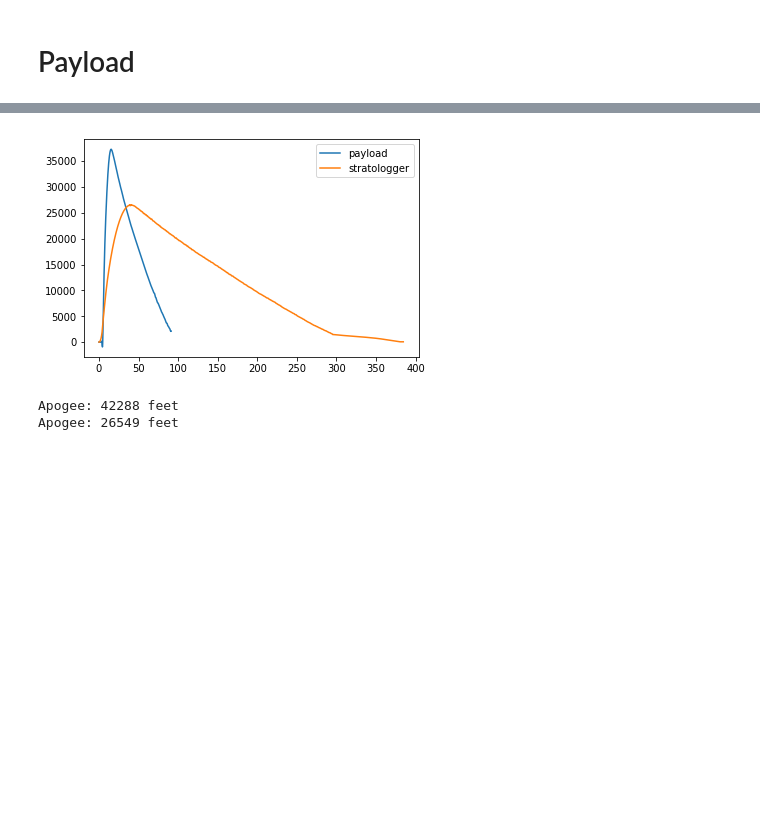
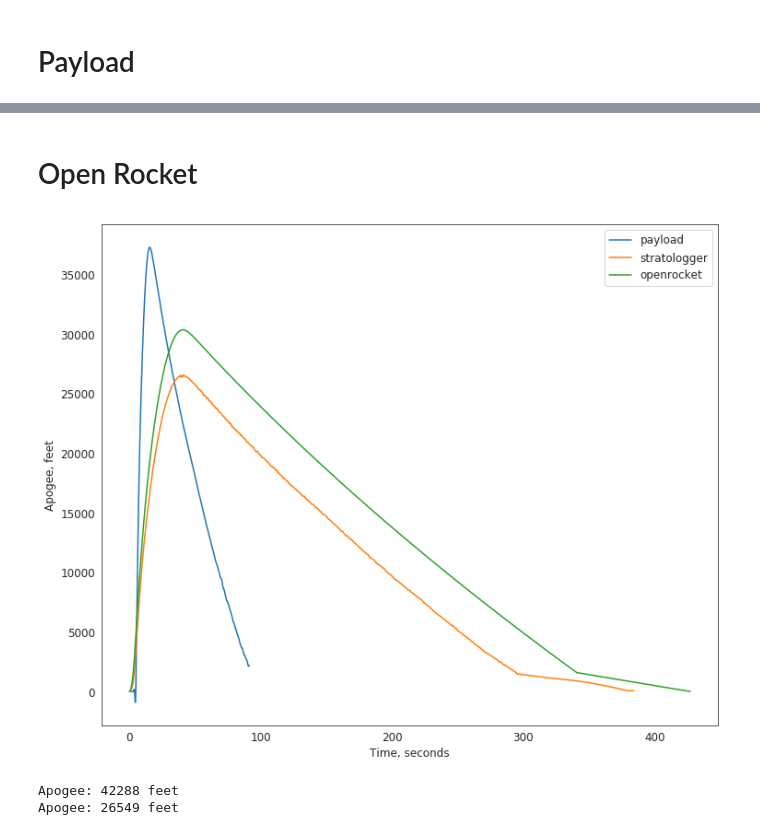
Before and after one commit to uwinrockets/2019_irec_flight_data, a Jupyter notebook: flight_data.ipynb, the cells around one changed output, grey strips where cells are left out. Drawn from its saved outputs; the diff is of its cells as text; code cells hidden in the pictures; blank space fills up the shorter version.

```diff
--- a/flight_data.ipynb
+++ b/flight_data.ipynb
@@ -11,3 +7,10 @@ Mounted at /content/drive
+# %%
+import numpy as np
+import matplotlib.pyplot as plt
+import seaborn as sns
+
+plt.rcParams["figure.figsize"] = (12,10)
+plt.rcParams["font.size"] = 12
 # %% [markdown]
 # Stratologger
 # %%
@@ -114,15 +121,30 @@ for a in arr:
+# %% [markdown]
+# Open Rocket
+# %%
+data_path_or = "/content/drive/My Drive/2019 Aerospace IREC Capstone Design Project /Launch Data/2019 IREC Flight Data /openrocket_irec.csv"
+
+raw_data_or = np.loadtxt(data_path_or, delimiter=',', skiprows=7, encoding='unicode_escape')
+
+time_or = raw_data_or[:,0]
+altitude_or = raw_data_or[:,1]
 # %%
 pressure_f = savgol_filter(pressure, 51, 5)
 altitude_p = pressure2altitude(pressure_f, T_b=35+273.15)
 
+ascent_time = 40
+ascent_index = int(ascent_time/dx)
+
 plt.plot(time_p, (altitude_p - altitude_p[0]) * 3.281, label="payload")
 plt.plot(time, altitude_filtered, label="stratologger")
+plt.plot(time_or, altitude_or * 3.281, label="openrocket")
 plt.legend()
+plt.ylabel("Apogee, feet")
+plt.xlabel("Time, seconds")
 plt.show()
 
 print("Apogee: {:.0f} feet".format(np.max(altitude_p) * 3.281))
 print("Apogee: {:.0f} feet".format(np.max(altitude_filtered)))
 # %% [output]
-[figure, old version]
+[figure, new version]
 Apogee: 42288 feet
 Apogee: 26549 feet
```
Also changed, not shown: parts of 7 cells of this notebook, 1 other file.
